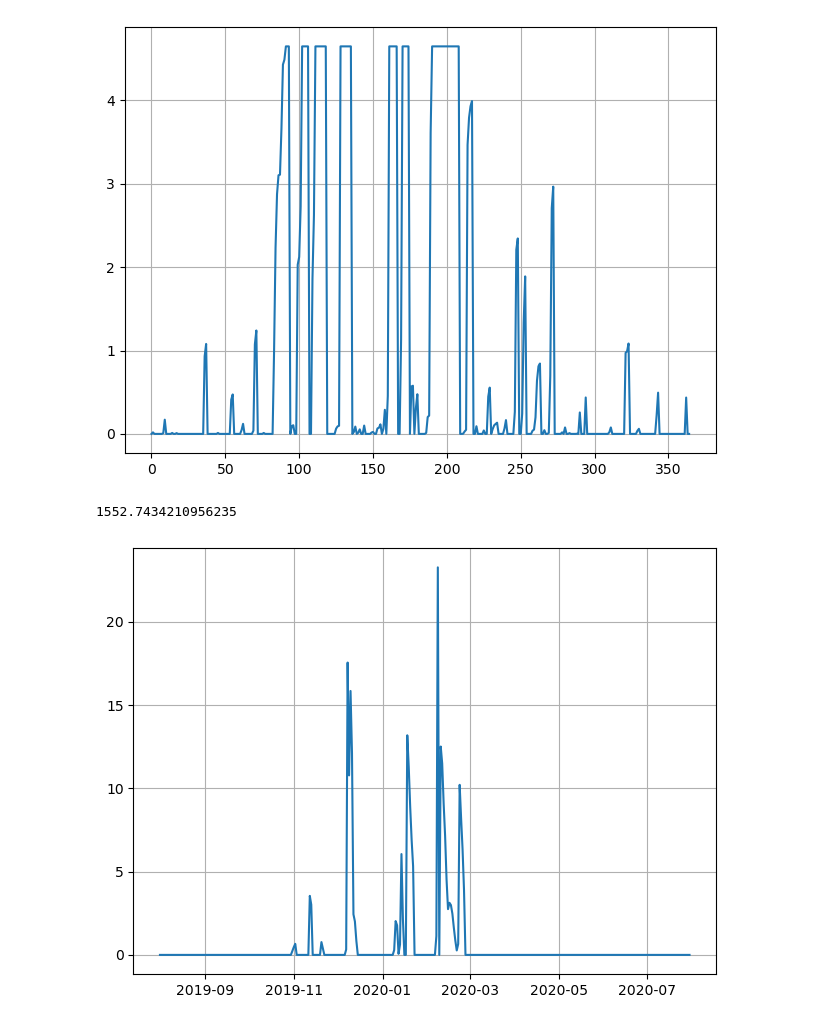
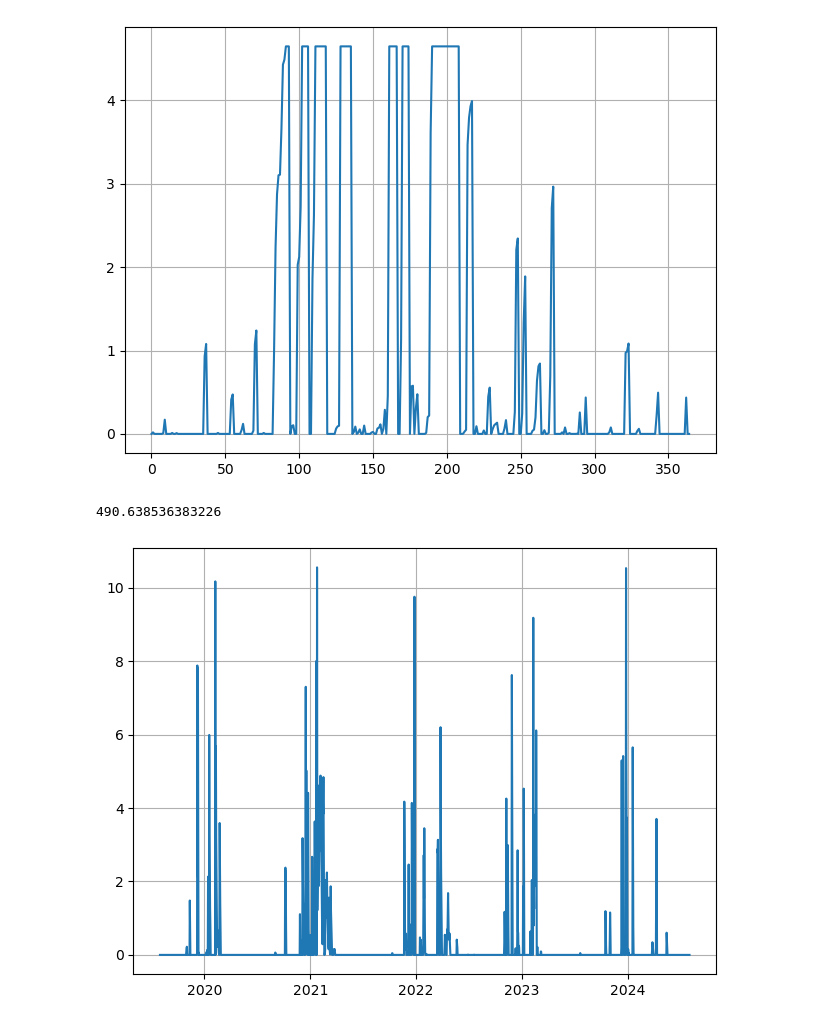
Before and after one commit to camicocozza/MDP_CODE, a Jupyter notebook: WATER BALANCE/DISTRIBUTED.ipynb, the cells around one changed output. Saved outputs shown, nothing was run; the diff lists cells and outputs as text; code cells hidden in the pictures.

```diff
--- a/WATER BALANCE/DISTRIBUTED.ipynb
+++ b/WATER BALANCE/DISTRIBUTED.ipynb
@@ -147,14 +147,14 @@ HUMAN=df3['HUMAN']
 
 
                   #        Imax    Lp    Sumax  beta  Pmax Kf
-ParPlateau_cl   = np.array([1.5, 0.07, 17, 1, 2, 0.25])
-ParPlateau_un   = np.array([5, 0.07, 17, 1, 3, 0.25])
+ParPlateau_cl   = np.array([1.5, 0.07, 10, 1, 2, 0.25])
+ParPlateau_un   = np.array([5, 0.07, 10, 1, 3, 0.25])
                   #        Imax    Lp    Sumax  beta, D, Pmax, Kf
-ParHillslope_cl = np.array([1.5, 0.07, 17, 1, 4, 2,0.25])
-ParHillslope_un = np.array([5, 0.07, 17, 1, 4, 3,1])
+ParHillslope_cl = np.array([1.5, 0.07, 10, 1, 4, 2,0.25])
+ParHillslope_un = np.array([5, 0.07, 10, 1, 4, 3,1])
                   #        Imax    Lp   Sumax, beta Cmax,Pmax, Kf
-ParWetland_cl   = np.array([1.5, 0.07, 17, 1, 4, 2, 0.25])
-ParWetland_un   = np.array([5, 0.07, 17, 1, 4, 3, 0.25])
+ParWetland_cl   = np.array([1.5, 0.07, 10, 1, 4, 2, 0.25])
+ParWetland_un   = np.array([5, 0.07, 10, 1, 4, 3, 0.25])
                           # Ks   Tlag
 ParCatchment = np.array([0.0005, 2.21])
 
@@ -211,12 +196,12 @@ plt.plot(Si_un[0:365])
 # %%
 #plt.plot(Su[0:365])
 date = pd.to_datetime(df['Date'])
-plt.plot(date[0:365], Su[0:365])
+plt.plot(date, Su)
 #Runs low during the year, between march and November no storage
 #seems to drain very quickly
 print(np.sum(Su))
 # %% [output]
-1552.7434210956235
+490.638536383226
-[figure, old version]
+[figure, new version]
 # %%
 plt.plot(date[0:365], Sf[0:365])
```
Also changed, not shown: parts of 7 cells of this notebook, 14 other files.
